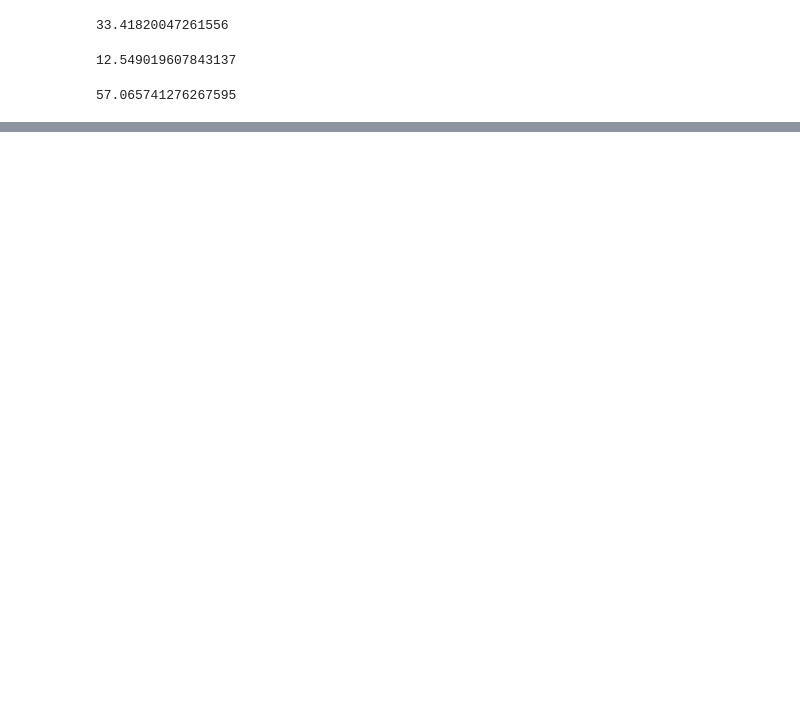
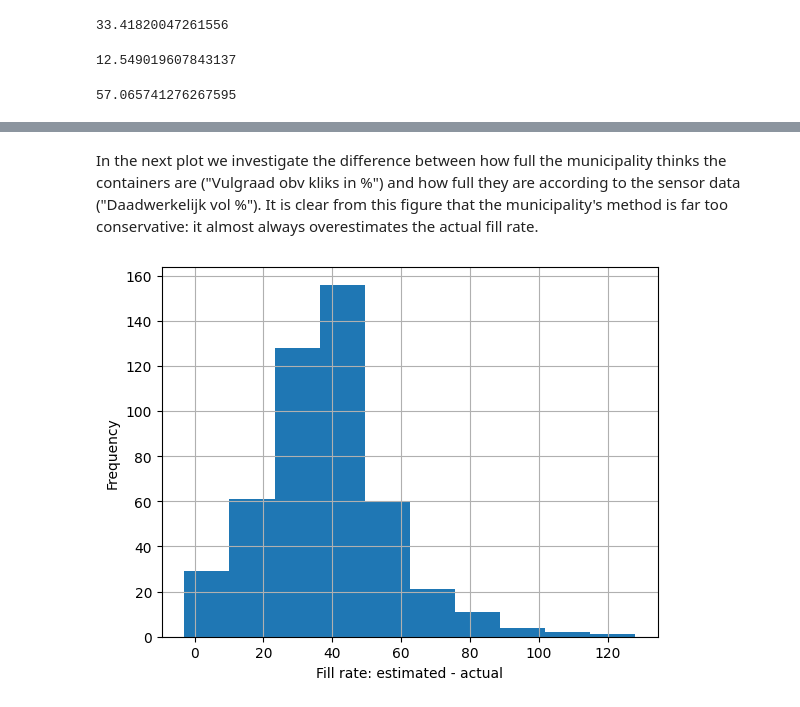
Before and after one commit to N-Wouda/Urban-Waste-Collection, a Jupyter notebook: notebooks/sensordata.ipynb, the cells around one changed output, grey strips where cells are left out. Drawn from its saved outputs; the diff is of its cells as text; code cells hidden in the pictures; blank space fills up the shorter version.

```diff
--- a/notebooks/sensordata.ipynb
+++ b/notebooks/sensordata.ipynb
@@ -48,0 +59,10 @@ avg_volume.max()
+# %% [markdown]
+In the next plot we investigate the difference between how full the municipality thinks the containers are ("Vulgraad obv kliks in %") and how full they are according to the sensor data ("Daadwerkelijk vol %").
+It is clear from this figure that the municipality's method is far too conservative: it almost always overestimates the actual fill rate.
+# %%
+diff = df["Vulgraad obv kliks in %"] - df["Daadwerkelijk vol %"]
+ax = diff.hist()
+ax.set_xlabel("Fill rate: estimated - actual")
+ax.set_ylabel("Frequency");
+# %% [output]
+[figure, added]
```
Also changed, not shown: parts of 3 cells of this notebook.
